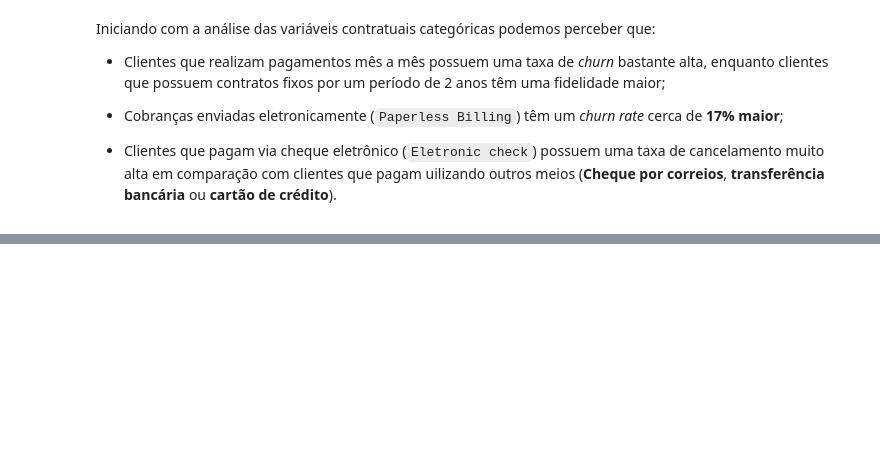
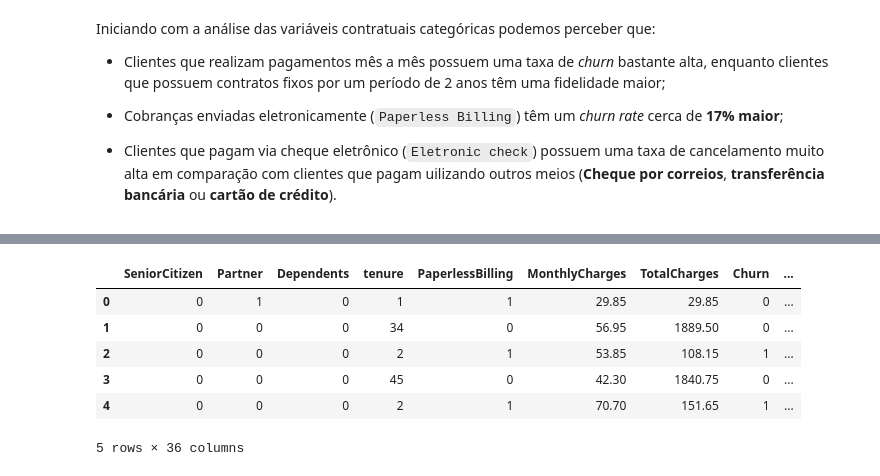
Before and after one commit to LuisCSGuimaraes/ChurnPrediction, a Jupyter notebook: Notebook/Churn Prediction.ipynb, the cells around one changed output, grey strips where cells are left out. Drawn from its saved outputs; the diff is of its cells as text; code cells hidden in the pictures; blank space fills up the shorter version.

```diff
--- a/Notebook/Churn Prediction.ipynb
+++ b/Notebook/Churn Prediction.ipynb
@@ -1153,0 +1322,13 @@ Como resultado, podemos perceber o seguinte:
+# %%
+#Importando as bibliotecas para realizar a preparação dos dados
+from sklearn.preprocessing import LabelEncoder, StandardScaler, MinMaxScaler
+from sklearn.model_selection import train_test_split
+
+#Copiando o dataset para manter as informações retiradas até aqui
+df_prep = df_clean.copy()
+df_prep.drop(["MultipleLines", "PhoneService", "gender"], axis=1, inplace=True)
+
+#Verificando
+print("Número de colunas antes da exclusão: ",len(df_clean.columns))
+print("Número de colunas após a exclusão: ",len(df_prep.columns))
+print("Número inicial de colunas: ",len(df.columns))
@@ -1153,0 +1354,12 @@ Como resultado, podemos perceber o seguinte:
+# %%
+bin_var = df_prep.nunique().loc[(df_prep.nunique() == 2) & (df_prep.dtypes == "object")].keys().to_list()
+cat_var = df_prep.nunique().loc[(df_prep.nunique() > 2) & (df_prep.dtypes == "object")].keys().to_list()
+num_var = df_prep.nunique().loc[(df_prep.nunique() == 2) & ((df_prep.dtypes == "int") | (df_prep.dtypes == "float"))].keys().to_list()
+norm_var = df_prep.nunique().loc[(df_prep.nunique() > 2) & ((df_prep.dtypes == "int") | (df_prep.dtypes == "float"))].keys().to_list()
+
+print("============Divisão das variáveis============\n")
+print("-----Variáveis binárias:\n ", bin_var)
+print("\n-----Variáveis categóricas:\n ", cat_var)
+print("\n-----Variáveis numéricas prontas:\n ", num_var)
+print("\n-----Variáveis que necessitam de normalização:\n ", norm_var)
+print("\n================================================")
@@ -1153,0 +1390,19 @@ Como resultado, podemos perceber o seguinte:
+# %%
+#LabelEncoding das variáveis categóricas
+df_prep = pd.get_dummies(df_prep, columns=cat_var)
+
+#OneHotEncoder das variáveis binárias
+le = LabelEncoder()
+for i in bin_var:
+  df_prep[i] = le.fit_transform(df_prep[i])
+
+#Verificando o dataset após o encoding
+df_prep.head()
+# %% [output]
+|  | SeniorCitizen | Partner | Dependents | tenure | PaperlessBilling | MonthlyCharges | TotalCharges | Churn | ... |
+| 0 | 0 | 1 | 0 | 1 | 1 | 29.85 | 29.85 | 0 | ... |
+| 1 | 0 | 0 | 0 | 34 | 0 | 56.95 | 1889.50 | 0 | ... |
+| 2 | 0 | 0 | 0 | 2 | 1 | 53.85 | 108.15 | 1 | ... |
+| 3 | 0 | 0 | 0 | 45 | 0 | 42.30 | 1840.75 | 0 | ... |
+| 4 | 0 | 0 | 0 | 2 | 1 | 70.70 | 151.65 | 1 | ... |
+5 rows × 36 columns
```
Also changed, not shown: parts of 19 cells of this notebook.
